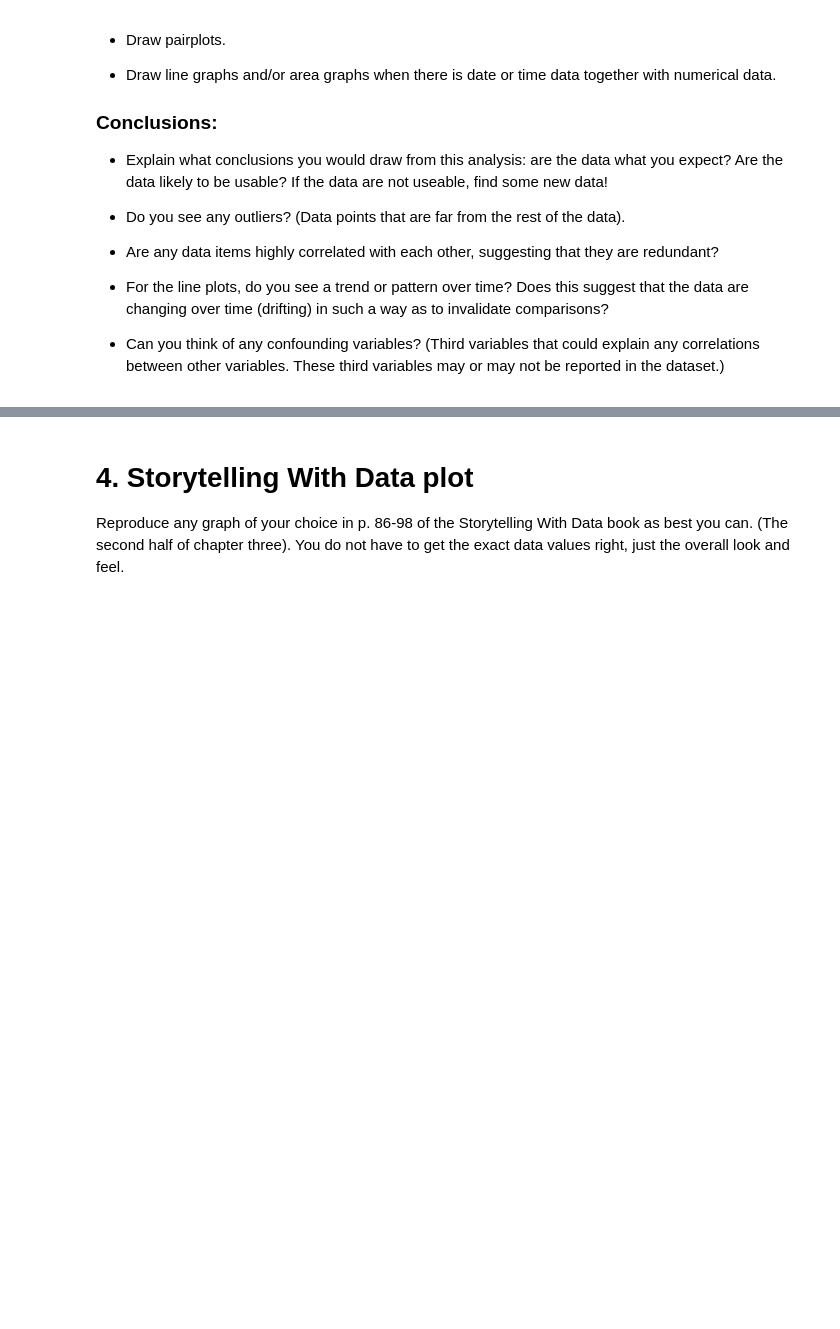
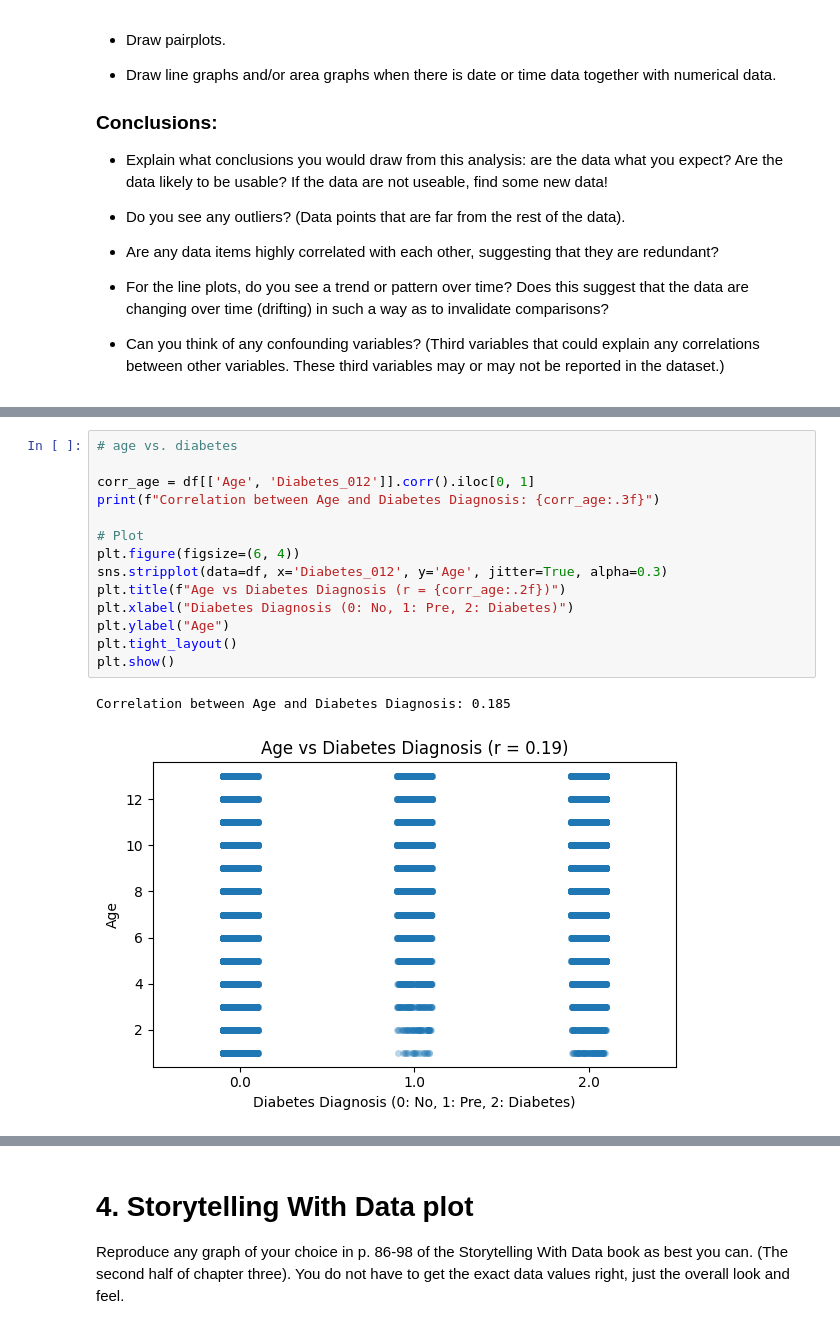
Before and after one commit to rain-dimen/OMDS-ModB2-Milestone3-Dimen-Rain, a Jupyter notebook: OMDS-ModB2-Week6-Dimen-Rain.ipynb, the cells around one changed output, grey strips where cells are left out. Drawn from its saved outputs; the diff is of its cells as text; blank space fills up the shorter version.

```diff
--- a/OMDS-ModB2-Week6-Dimen-Rain.ipynb
+++ b/OMDS-ModB2-Week6-Dimen-Rain.ipynb
@@ -69,0 +126,17 @@ This week, you will do the same types of exercises as last week, but you should
+# %%
+# age vs. diabetes
+
+corr_age = df[['Age', 'Diabetes_012']].corr().iloc[0, 1]
+print(f"Correlation between Age and Diabetes Diagnosis: {corr_age:.3f}")
+
+# Plot
+plt.figure(figsize=(6, 4))
+sns.stripplot(data=df, x='Diabetes_012', y='Age', jitter=True, alpha=0.3)
+plt.title(f"Age vs Diabetes Diagnosis (r = {corr_age:.2f})")
+plt.xlabel("Diabetes Diagnosis (0: No, 1: Pre, 2: Diabetes)")
+plt.ylabel("Age")
+plt.tight_layout()
+plt.show()
+# %% [output]
+Correlation between Age and Diabetes Diagnosis: 0.185
+[figure, added]
```
Also changed, not shown: parts of 18 cells of this notebook.
